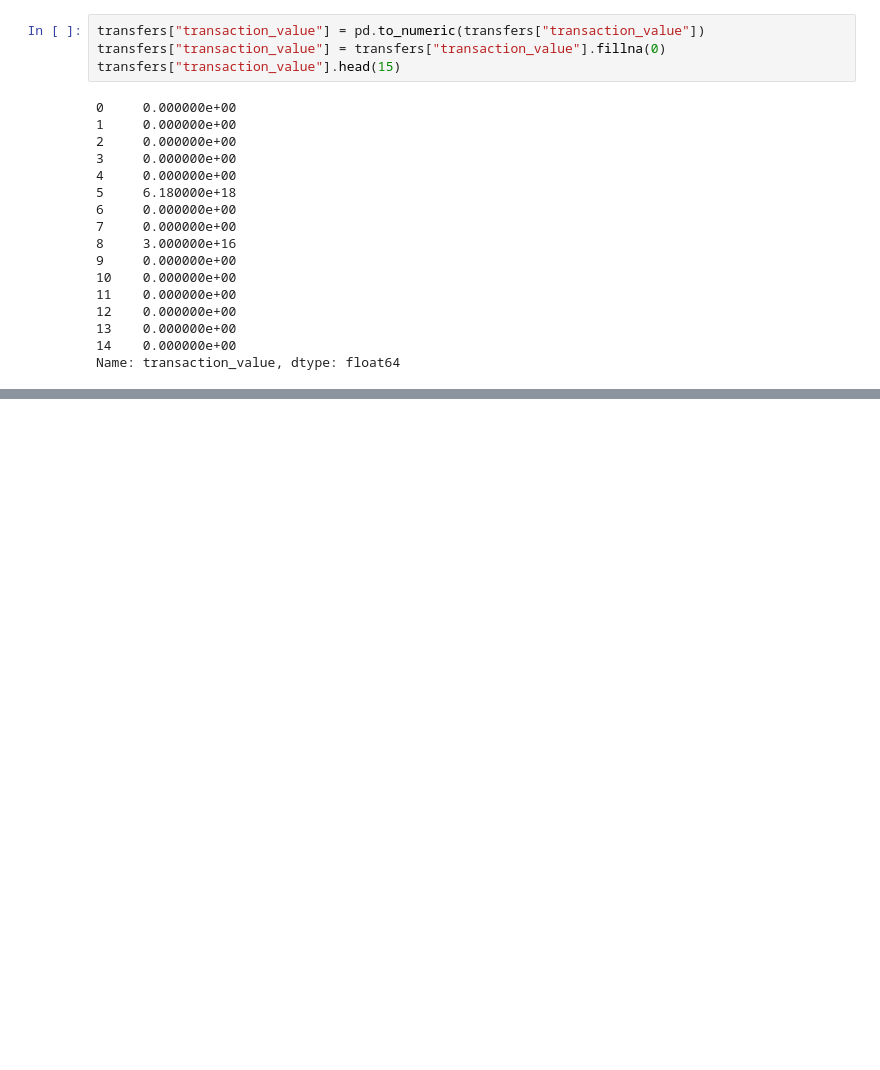
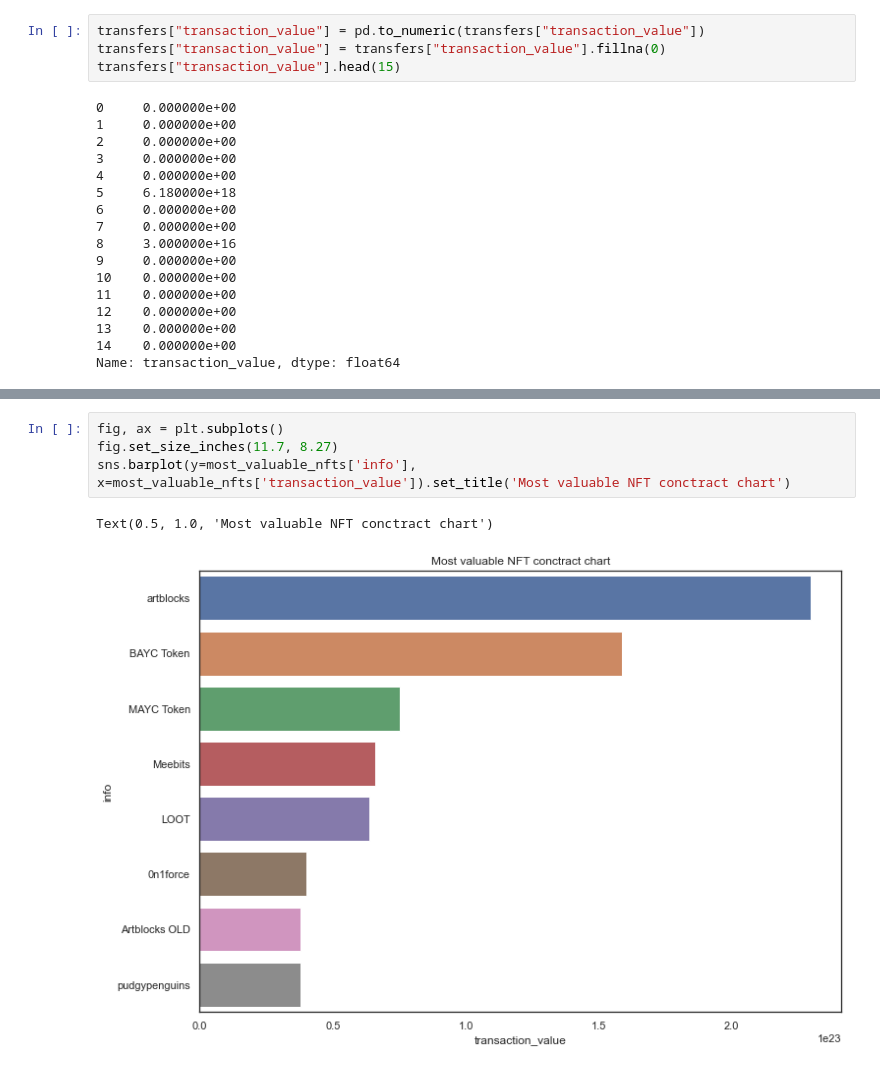
Before and after one commit to moonstream-to/api, a Jupyter notebook: datasets/nfts/notebooks/transfers_count.ipynb, the cells around one changed output, grey strips where cells are left out. Saved outputs shown, nothing was run; the diff lists cells and outputs as text; blank space fills up the shorter version.

```diff
--- a/datasets/nfts/notebooks/transfers_count.ipynb
+++ b/datasets/nfts/notebooks/transfers_count.ipynb
@@ -200,3 +248,10 @@ Name: transaction_value, dtype: float64
+# %%
+fig, ax = plt.subplots()
+fig.set_size_inches(11.7, 8.27)
+sns.barplot(y=most_valuable_nfts['info'], x=most_valuable_nfts['transaction_value']).set_title('Most valuable NFT conctract chart')
+# %% [output]
+Text(0.5, 1.0, 'Most valuable NFT conctract chart')
+[figure, added]
 # %%
 #get frame with values over time
 num_df = pd.DataFrame()
```
Also changed, not shown: parts of 15 cells of this notebook.
